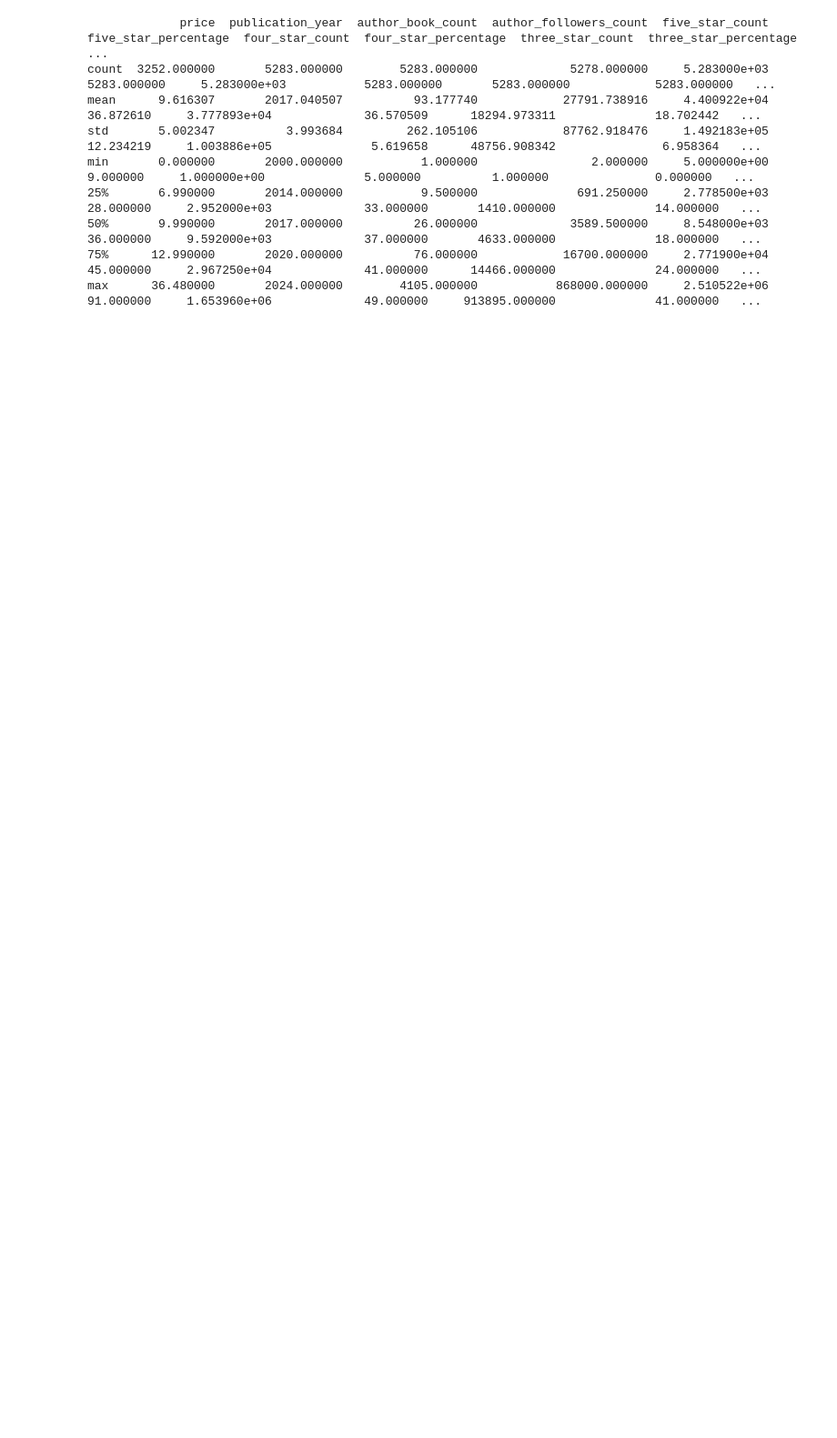
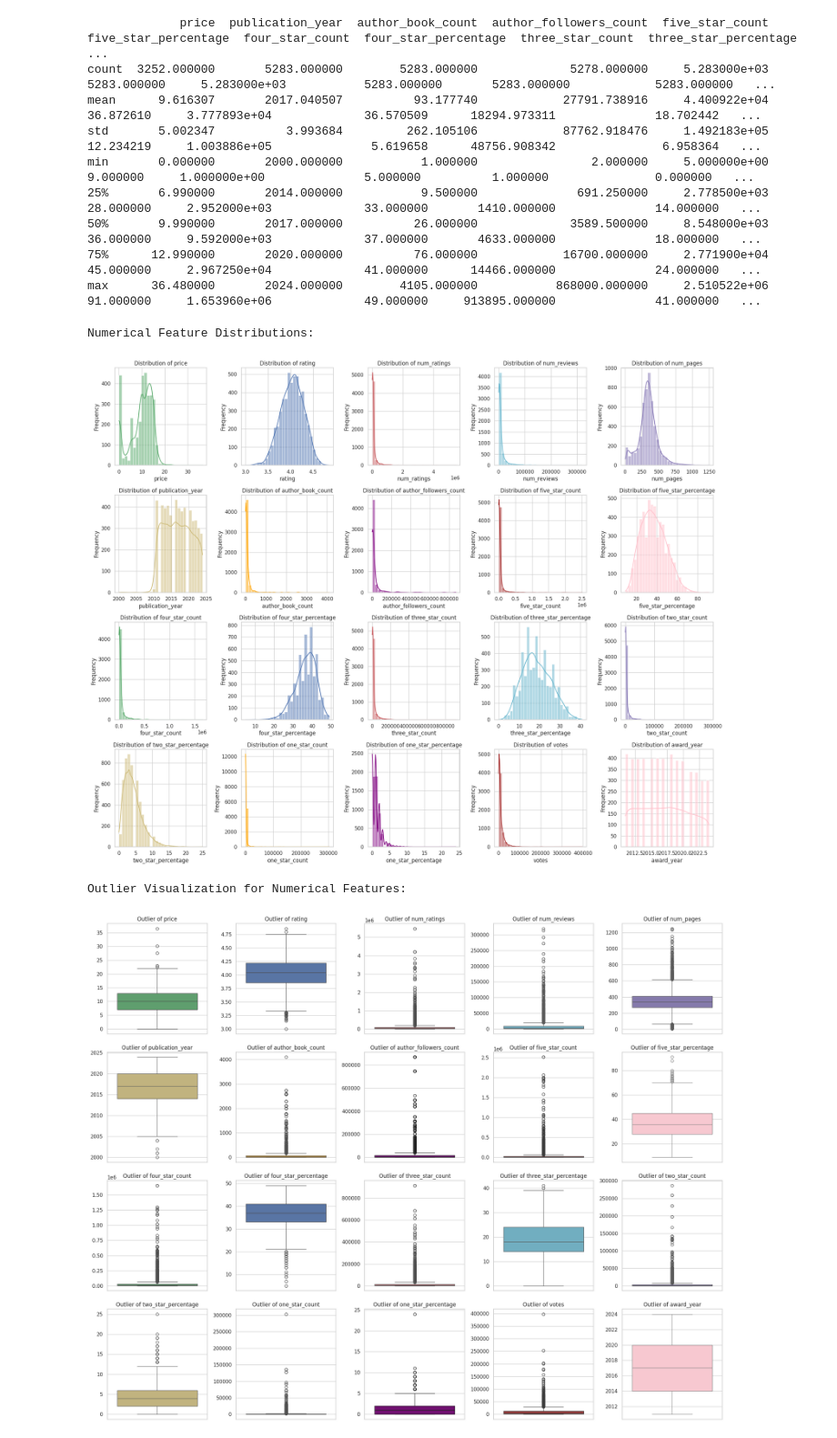
Before and after one commit to FIT-SE23/GoodreadsChoiceAwards, a Jupyter notebook: Notebooks/01_data_exploration.ipynb, the cells around one changed output. Shown at 91% size. Cells and saved outputs as stored; diff of their text form; code cells hidden in the pictures; blank space fills up the shorter version.

Commit message:
add visualization

```diff
--- a/Notebooks/01_data_exploration.ipynb
+++ b/Notebooks/01_data_exploration.ipynb
@@ -105,0 +104,59 @@ max      36.480000       2024.000000        4105.000000           868000.000000
+# %%
+# 6. Visualization
+
+# 6.1 Distribution
+colors = ['g', 'b', 'r', 'c', 'm', 'y', 'orange', 'purple', 'brown', 'pink']
+df_columns = df.columns
+categorical_features = ['title', 'genres', 'category', 'author']
+numerical_features = [col for col in df_columns if col not in categorical_features]
+
+num_features = len(numerical_features)
+n_cols = 5
+n_rows = math.ceil(num_features / n_cols)
+
+# Subplot for numerical features
+print("\nNumerical Feature Distributions:")
+fig, axes = plt.subplots(n_rows, n_cols, figsize=(20, 4 * n_rows))
+axes = axes.flatten()
+
+for idx, col in enumerate(numerical_features):
+    sns.histplot(df[col], bins=30, kde=True, color=colors[idx % len(colors)], ax=axes[idx])
+    axes[idx].set_title(f'Distribution of {col}')
+    axes[idx].set_xlabel(col)
+    axes[idx].set_ylabel('Frequency')
+
+for idx in range(num_features, len(axes)):
+    axes[idx].axis('off')
+
+plt.tight_layout()
+plt.show()
+
+# 6.2 Visualize outliers
+print("\nOutlier Visualization for Numerical Features:")
+fig, axes = plt.subplots(n_rows, n_cols, figsize=(20, 4 * n_rows))
+axes = axes.flatten()
+
+for idx, col in enumerate(numerical_features):
+    sns.boxplot(y=df[col], color=colors[idx % len(colors)], ax=axes[idx])
+    axes[idx].set_title(f'Outlier of {col}')
+    axes[idx].set_ylabel('')
+
+for idx in range(num_features, len(axes)):
+    axes[idx].axis('off')
+
+plt.tight_layout()
+plt.show()
+
+# 6.3 Correlation Matrix
+features_for_corr = numerical_features
+
+plt.figure(figsize=(15, 10))
+corr = df[features_for_corr].corr()
+sns.heatmap(corr, annot=True, fmt=".2f", cmap='coolwarm')
+plt.title('Correlation Matrix for Numerical Features')
+plt.show()
+# %% [output]
+Numerical Feature Distributions:
+[figure, added]
+Outlier Visualization for Numerical Features:
+[figure, added]
```
Also changed, not shown: parts of 4 cells of this notebook.
